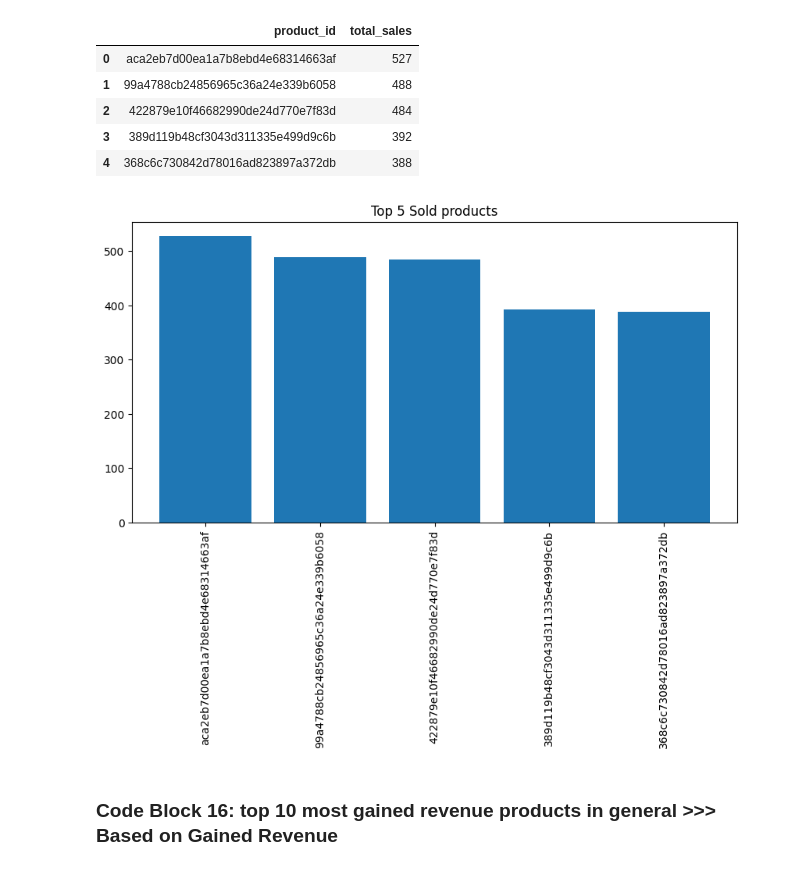
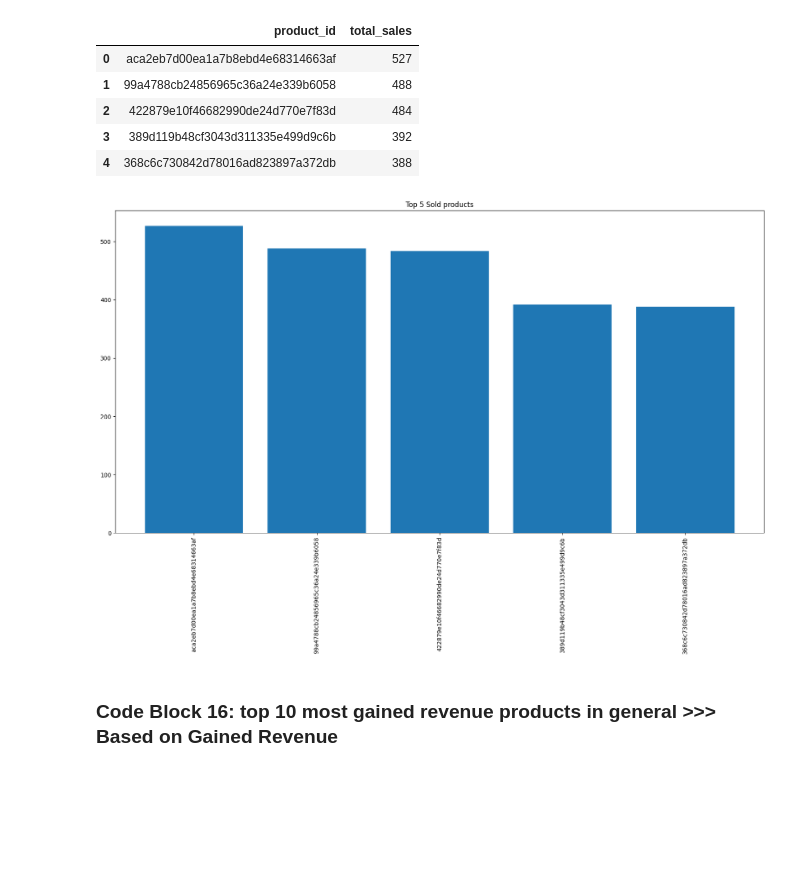
Before and after one commit to saeedshirani/ECommerce-Data-Processing-SQL-Only, a Jupyter notebook: visual.ipynb, the cells around one changed output. Saved outputs shown, nothing was run; the diff lists cells and outputs as text; code cells hidden in the pictures; blank space fills up the shorter version.

Commit message:
Python Visualization is done.

```diff
--- a/visual.ipynb
+++ b/visual.ipynb
@@ -309,13 +309,13 @@ data_block15.head()
 # %%
 data = data_block15.sort_values(by="total_sales", ascending=False)[:5]
 # %%
-plt.figure(figsize=(10, 5))
+plt.figure(figsize=(20, 10))
 plt.bar(height=data["total_sales"], x=data["product_id"])
 plt.title("Top 5 Sold products")
 plt.xticks(rotation=90)
 plt.show()
 # %% [output]
-[figure, old version]
+[figure, new version]
 # %% [markdown]
 ### Code Block 16: top 10 most gained revenue products in general >>> Based on Gained Revenue
 # %%
```
Also changed, not shown: parts of 51 cells of this notebook.
